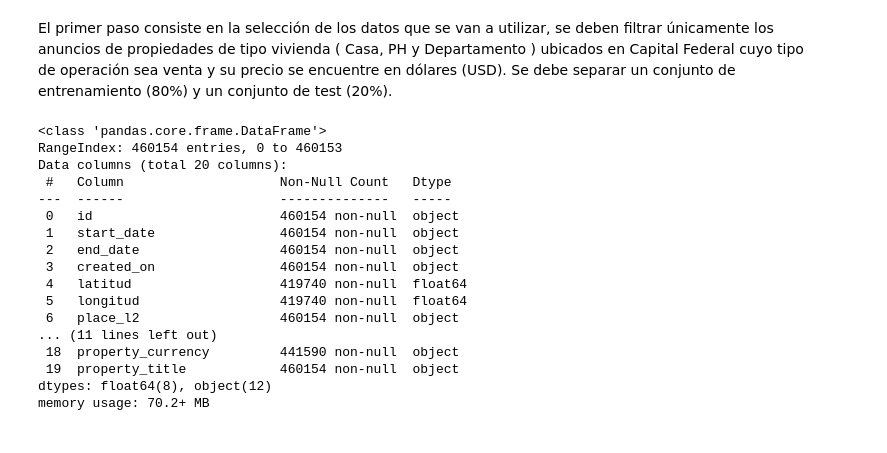
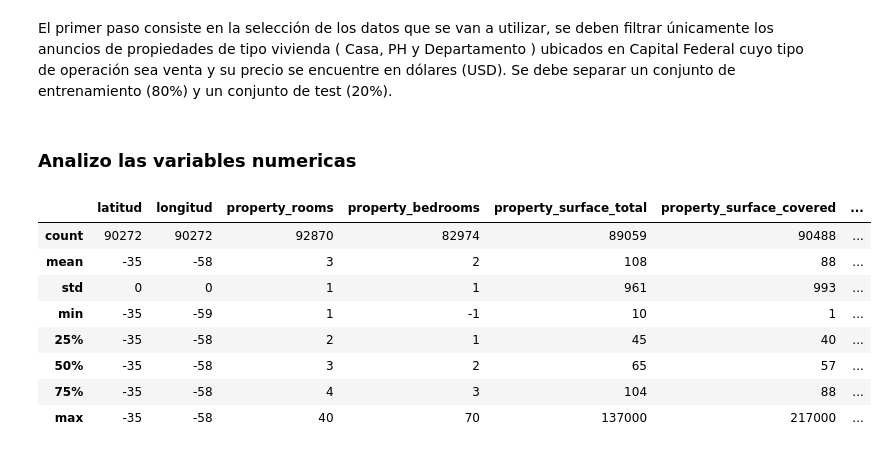
Before and after one commit to FranFiuba/7506R-2C2022-GRUPO02, a Jupyter notebook: 7506R_TP1_GRUPO02_ENTREGA.ipynb, the cells around one changed output. Cells and saved outputs as stored; diff of their text form; code cells hidden in the pictures.

```diff
--- a/7506R_TP1_GRUPO02_ENTREGA.ipynb
+++ b/7506R_TP1_GRUPO02_ENTREGA.ipynb
@@ -8,31 +8,17 @@ El primer paso consiste en la selección de los datos que se van a utilizar, se
 en Capital Federal cuyo tipo de operación sea venta y su precio se encuentre en dólares (USD).
 Se debe separar un conjunto de entrenamiento (80%) y un conjunto de test (20%).
 # %%
+%matplotlib inline
+from sklearn.model_selection import StratifiedShuffleSplit
+import matplotlib.pyplot as plt
 import pandas as pd
+import numpy as np
+
+
+pd.set_option('display.float_format', lambda x: '%.0f' % x)
 
 # Obtengo el data frame desde el archivo csv
 properati_df = pd.read_csv("Datasets/properati_argentina_2021.csv")
-
-# Obtengo algunas estadisticas basicas
-properati_df.info()
-# %% [output]
-<class 'pandas.core.frame.DataFrame'>
-RangeIndex: 460154 entries, 0 to 460153
-Data columns (total 20 columns):
- #   Column                    Non-Null Count   Dtype
----  ------                    --------------   -----
- 0   id                        460154 non-null  object
- 1   start_date                460154 non-null  object
- 2   end_date                  460154 non-null  object
- 3   created_on                460154 non-null  object
- 4   latitud                   419740 non-null  float64
- 5   longitud                  419740 non-null  float64
- 6   place_l2                  460154 non-null  object
-... (11 lines left out)
- 18  property_currency         441590 non-null  object
- 19  property_title            460154 non-null  object
-dtypes: float64(8), object(12)
-memory usage: 70.2+ MB
 # %%
 # Filtro para seleccionar las propiedades que son del tipo Casa, PH o Departamento
 propery_type_filter = properati_df.property_type.isin(['Casa', 'PH', 'Departamento'])
@@ -56,0 +46,15 @@ properati_df = properati_df.loc[properati_df.place_l3.notna()]
+# %% [markdown]
+### Analizo las variables numericas
+# %%
+# Analsis global
+properati_df.describe()
+# %% [output]
+|  | latitud | longitud | property_rooms | property_bedrooms | property_surface_total | property_surface_covered | ... |
+| count | 90272 | 90272 | 92870 | 82974 | 89059 | 90488 | ... |
+| mean | -35 | -58 | 3 | 2 | 108 | 88 | ... |
+| std | 0 | 0 | 1 | 1 | 961 | 993 | ... |
+| min | -35 | -59 | 1 | -1 | 10 | 1 | ... |
+| 25% | -35 | -58 | 2 | 1 | 45 | 40 | ... |
+| 50% | -35 | -58 | 3 | 2 | 65 | 57 | ... |
+| 75% | -35 | -58 | 4 | 3 | 104 | 88 | ... |
+| max | -35 | -58 | 40 | 70 | 137000 | 217000 | ... |
```
Also changed, not shown: parts of 11 cells of this notebook.
